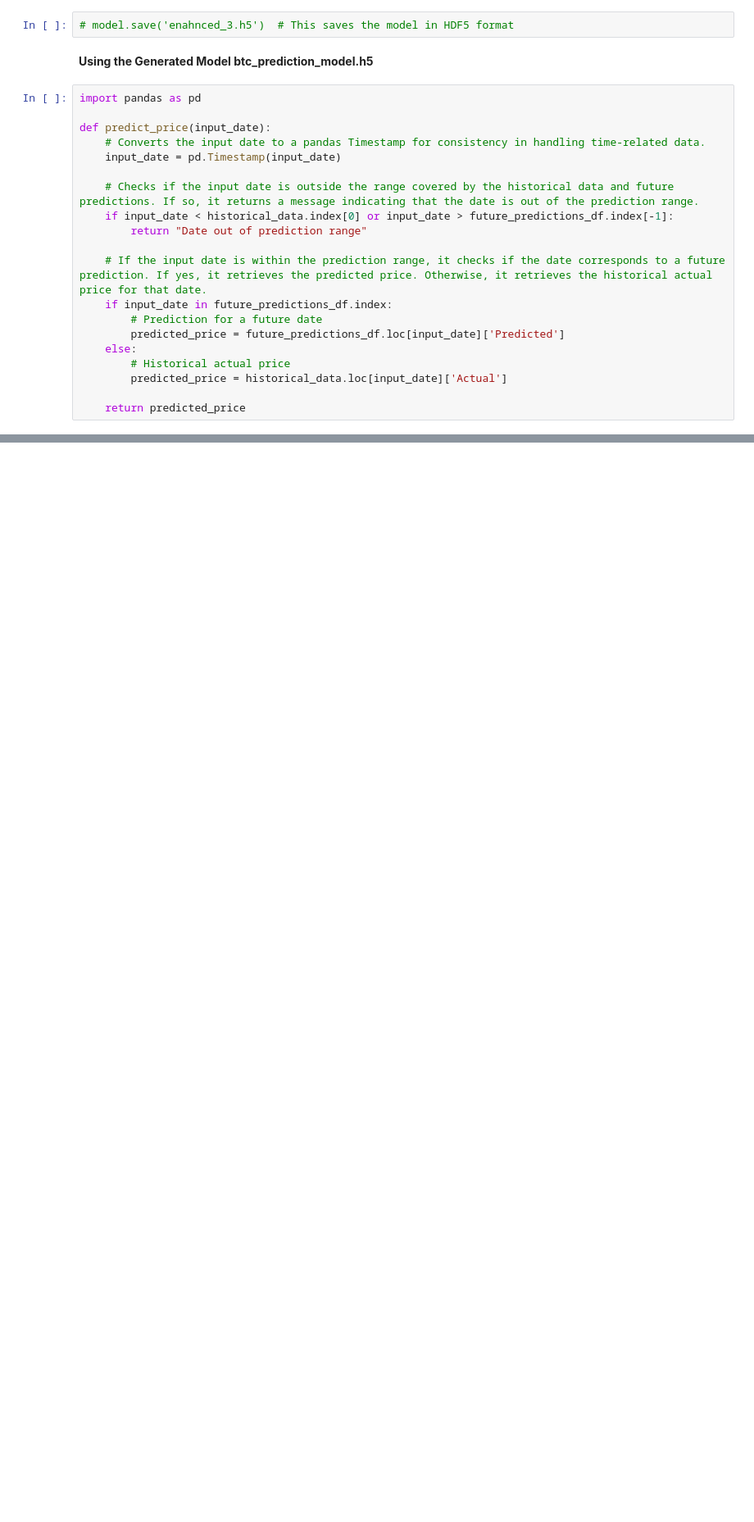
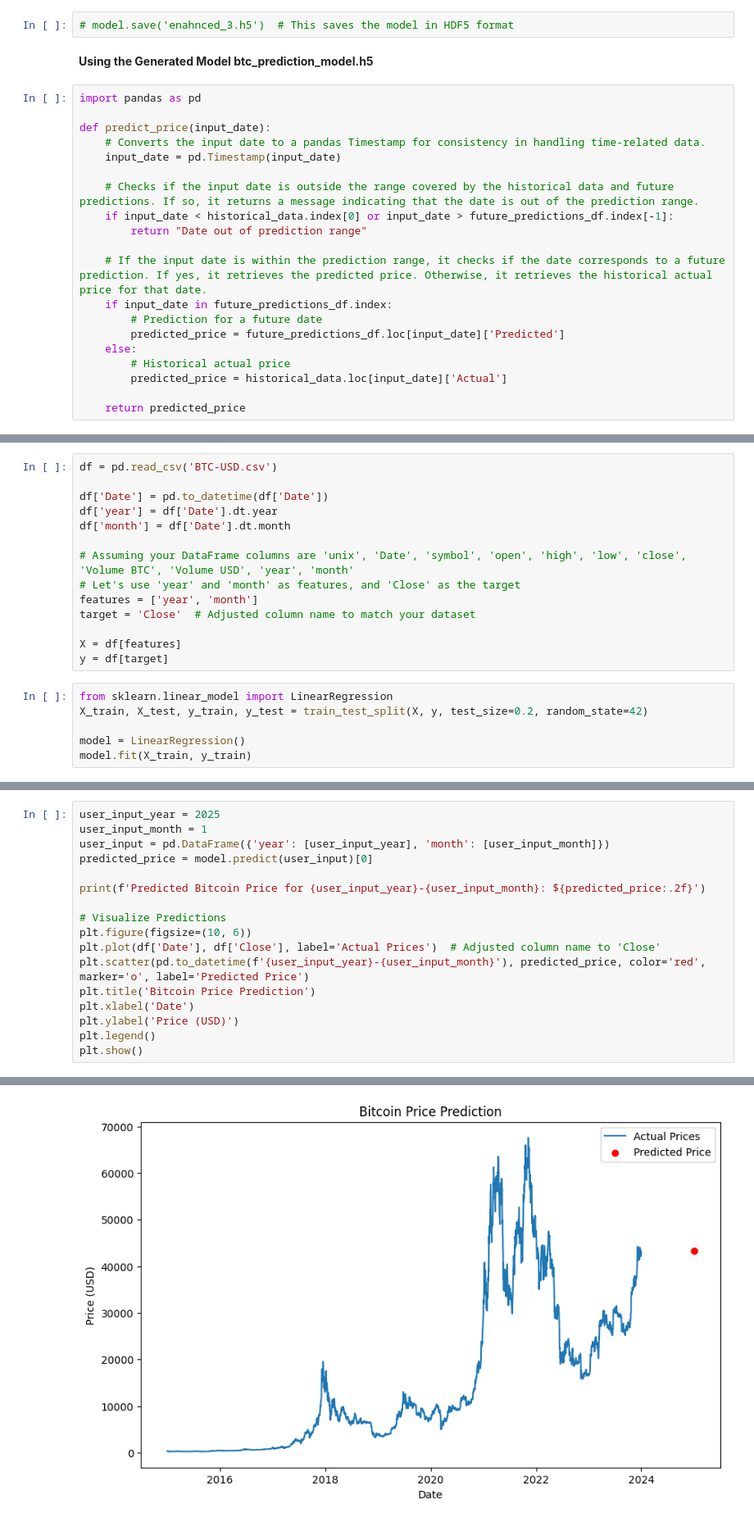
Before and after one commit to NureddinSoltan/BTC_Prediction_Uni, a Jupyter notebook: BTC_price_prediction.ipynb, the cells around one changed output, grey strips where cells are left out. Shown at 82% size. Cells and saved outputs as stored; diff of their text form; blank space fills up the shorter version.

```diff
--- a/BTC_price_prediction.ipynb
+++ b/BTC_price_prediction.ipynb
@@ -758,0 +792,20 @@ window.mainloop()
+# %%
+df = pd.read_csv('BTC-USD.csv')
+
+df['Date'] = pd.to_datetime(df['Date'])
+df['year'] = df['Date'].dt.year
+df['month'] = df['Date'].dt.month
+
+# Assuming your DataFrame columns are 'unix', 'Date', 'symbol', 'open', 'high', 'low', 'close', 'Volume BTC', 'Volume USD', 'year', 'month'
+# Let's use 'year' and 'month' as features, and 'Close' as the target
+features = ['year', 'month']
+target = 'Close'  # Adjusted column name to match your dataset
+
+X = df[features]
+y = df[target]
+# %%
+from sklearn.linear_model import LinearRegression
+X_train, X_test, y_train, y_test = train_test_split(X, y, test_size=0.2, random_state=42)
+
+model = LinearRegression()
+model.fit(X_train, y_train)
@@ -758,0 +814,18 @@ window.mainloop()
+# %%
+user_input_year = 2025
+user_input_month = 1
+user_input = pd.DataFrame({'year': [user_input_year], 'month': [user_input_month]})
+predicted_price = model.predict(user_input)[0]
+
+print(f'Predicted Bitcoin Price for {user_input_year}-{user_input_month}: ${predicted_price:.2f}')
+
+# Visualize Predictions
+plt.figure(figsize=(10, 6))
+plt.plot(df['Date'], df['Close'], label='Actual Prices')  # Adjusted column name to 'Close'
+plt.scatter(pd.to_datetime(f'{user_input_year}-{user_input_month}'), predicted_price, color='red', marker='o', label='Predicted Price')
+plt.title('Bitcoin Price Prediction')
+plt.xlabel('Date')
+plt.ylabel('Price (USD)')
+plt.legend()
+plt.show()
+# %% [output]
@@ -758,0 +833 @@ window.mainloop()
+[figure, added]
```
Also changed, not shown: parts of 11 cells of this notebook, 2 other files.
